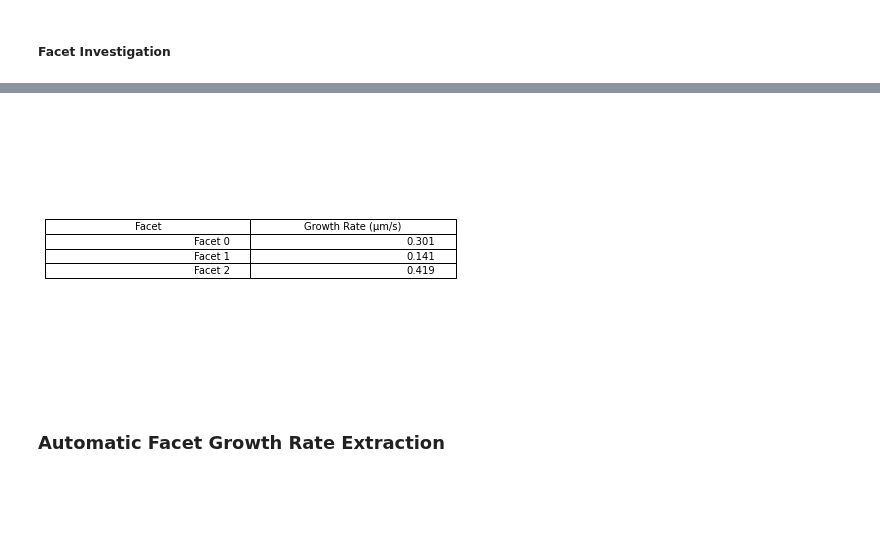
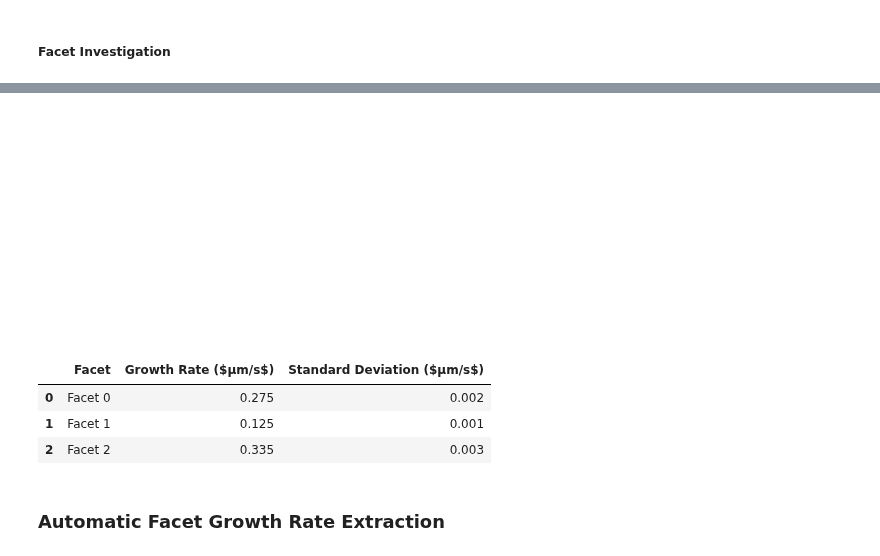
Before and after one commit to ESaundersNano/Mini-1-Multidimensional-analysis-of-perovskite-growth, a Jupyter notebook: optical_image_growth_rate.ipynb, the cells around one changed output, grey strips where cells are left out. Saved outputs shown, nothing was run; the diff lists cells and outputs as text; code cells hidden in the pictures; blank space fills up the shorter version.

```diff
--- a/optical_image_growth_rate.ipynb
+++ b/optical_image_growth_rate.ipynb
@@ -593,7 +642,9 @@ test_image=images[0].copy()+images[-1].copy() # allow final image to be plotted
 test_image=get_outline(test_image)
 line_points_list=(oif.manual_detection(test_image))
 # %%
-%matplotlib inline
+%matplotlib qt
+test_image=get_outline(images[0].copy())
+
 rotated_image, rotated_line_points, angle = oif.image_rotation_by_manual_line(test_image, line_points_list[0])
 
 rotated_line_points_list = [] # only rotating by the first line for sake of plotting on the same image.
@@ -615,8 +666,7 @@ cmap = plt.cm.get_cmap('autumn') # use any colormap you like
 for i in np.arange(len(line_points_list)):
     col = cmap(i/len(line_points_list)) # cmap takes float between 0 & 1 and returns corresponding color
     line_points = line_points_list[i]
-    plt.scatter(line_points[0][0],line_points[0][1], color=col)
-    plt.scatter(line_points[1][0],line_points[1][1], color=col, label="Facet %i" %i)
+    plt.plot([line_points[0][0],line_points[1][0]], [line_points[0][1], line_points[1][1]], color=col, label="Facet %i" %i, marker = '.', markersize = 10, linestyle='--')
 plt.legend()
 plt.axis("off")
 plt.show()
@@ -628,8 +678,7 @@ plt.imshow(rotated_image, cmap='Greys_r')
 for i in np.arange(len(line_points_list)):
     col = cmap(i/len(line_points_list)) # cmap takes float between 0 & 1 and returns corresponding color
     rotated_line_points = rotated_line_points_list[i]
-    plt.scatter(rotated_line_points[0][0], rotated_line_points[0][1], color=col)
-    plt.scatter(rotated_line_points[1][0], rotated_line_points[1][1], color=col, label="Facet %i" %i)
+    plt.plot([rotated_line_points[0][0],rotated_line_points[1][0]], [rotated_line_points[0][1], rotated_line_points[1][1]], color=col, label="Facet %i" %i, marker = '.', markersize = 10, linestyle='--')
 plt.legend()
 plt.axis("off")
 plt.show()
@@ -639,14 +685,17 @@ plt.show()
 # %%
 positions_array=[]
+error_array = []
 for i in np.arange(len(line_points_list)):
     line_points=line_points_list[i]
-    positions = oif.extract_facet_positions(line_points, outline_images, pixel_size)
+    positions, error = oif.extract_facet_positions(line_points, outline_images, pixel_size)
     positions_array.append(positions)
+    error_array.append(error)
 positions_array=np.array(positions_array)
+error_array = np.array(error_array)
 # %%
-%matplotlib inline
+%matplotlib qt
 
-cut_time=40
+cut_time=180
 
 def getnearpos(array,value):
         idx = np.argmin((np.abs(array-value)))
@@ -659,9 +708,10 @@ cmap = plt.cm.get_cmap('autumn') # use any colormap you like
 for i in np.arange(len(line_points_list)):
     col = cmap(i/len(line_points_list)) # cmap takes float between 0 & 1 and returns corresponding color
     plt.plot(ts, positions_array[i], color=col, label="Facet %i" %i)
+    plt.fill_between(ts, positions_array[i]-error_array[i], positions_array[i]+error_array[i], color=col, alpha=0.2)
 plt.legend()
-plt.xlabel("time (s)")
-plt.ylabel("position (µm)")
+plt.xlabel("Time ($s$)")
+plt.ylabel("Position ($µm$)")
 plt.show()
 
 plt.figure("Truncated")
@@ -669,7 +719,8 @@ cmap = plt.cm.get_cmap('autumn') # use any colormap you like
 for i in np.arange(len(line_points_list)):
     col = cmap(i/len(line_points_list)) # cmap takes float between 0 & 1 and returns corresponding color
     plt.plot(ts[:cut_index], positions_array[i][:cut_index], color=col, label="Facet %i" %i)
+    plt.fill_between(ts[:cut_index], positions_array[i][:cut_index]-error_array[i][:cut_index], positions_array[i][:cut_index]+error_array[i][:cut_index], color=col, alpha=0.2)
 plt.legend()
-plt.xlabel("time (s)")
-plt.ylabel("position (µm)")
+plt.xlabel("Time ($s$)")
+plt.ylabel("Position ($µm$)")
 plt.show()
@@ -680,30 +735,38 @@ plt.show()
 i=0
 print(oif.fit_speed_linear(position_array=positions_array[i], time_array=ts, whole_series=False,time_start=0, time_end=110), "µm/s")
 # %%
+%matplotlib inline
+
 fig, ax = plt.subplots()
 
 # hide axes
 fig.patch.set_visible(False)
 ax.axis('off')
 ax.axis('tight')
 
 growth_info=[]
 for i in np.arange(len(line_points_list)):
     name = "Facet %i" %i
     rate = oif.fit_speed_linear(position_array=positions_array[i], time_array=ts, whole_series=False,time_start=0, time_end=cut_time)
     rate=float("{:.3f}".format(rate))
-    growth_info.append([name, rate])
+    std_dev=oif.fit_speed_linear_standard_dev(position_array=positions_array[i], time_array=ts, whole_series=False,time_start=0, time_end=cut_time)
+    std_dev=float("{:.3f}".format(std_dev))
+    growth_info.append([name, rate, std_dev])
 
+df = pd.DataFrame(growth_info, columns=["Facet", "Growth Rate ($µm/s$)", "Standard Deviation ($µm/s$)"])
 
-df = pd.DataFrame(growth_info, columns=["Facet", "Growth Rate (µm/s)"])
+#ax.table(cellText=df.values, colLabels=df.columns, loc='center', fontsize=30.0)
 
-ax.table(cellText=df.values, colLabels=df.columns, loc='center')
-
-fig.tight_layout()
+#fig.tight_layout()
 
 plt.show()
+df
 # %% [output]
-[figure, old version]
+[figure, new version]
+|  | Facet | Growth Rate ($µm/s$) | Standard Deviation ($µm/s$) |
+| 0 | Facet 0 | 0.275 | 0.002 |
+| 1 | Facet 1 | 0.125 | 0.001 |
+| 2 | Facet 2 | 0.335 | 0.003 |
 # %% [markdown]
 ### Automatic Facet Growth Rate Extraction
 # %% [markdown]
```
Also changed, not shown: parts of 27 cells of this notebook, 3 other files.
